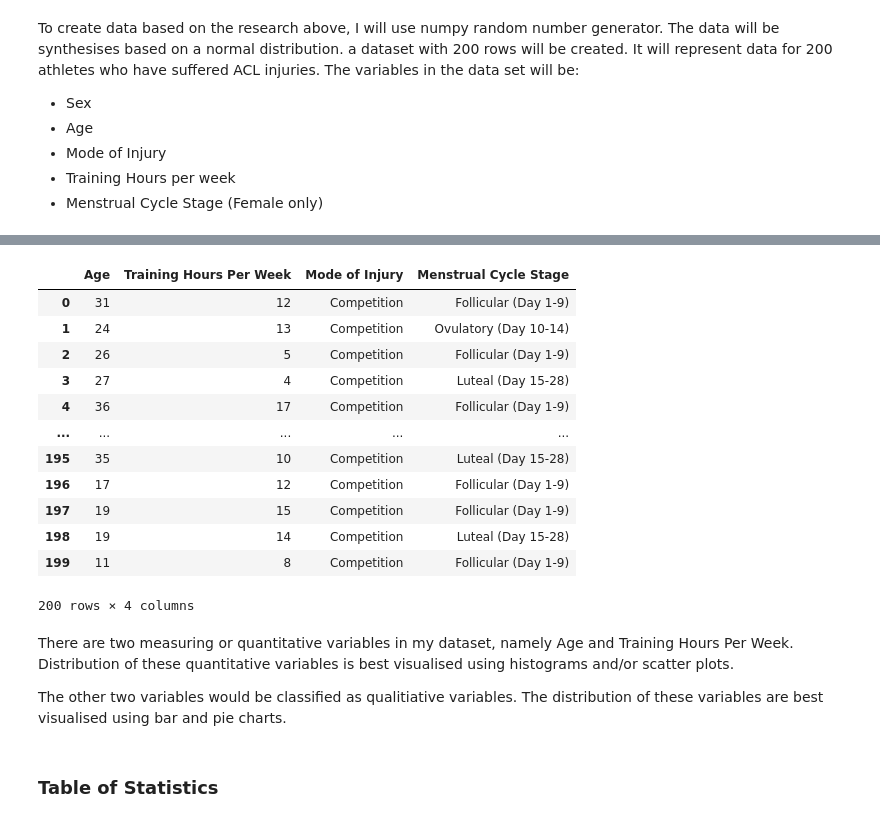
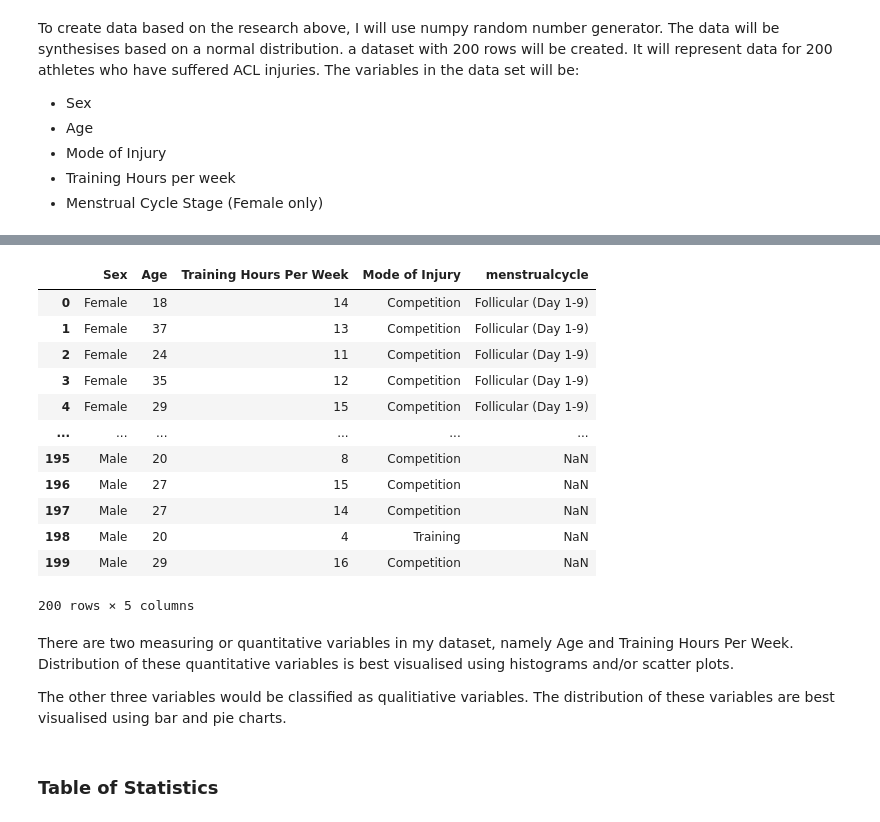
Before and after one commit to rachel-king4/PfDA_Assignment, a Jupyter notebook: PfDA Assignment.ipynb, the cells around one changed output, grey strips where cells are left out. Saved outputs shown, nothing was run; the diff lists cells and outputs as text; code cells hidden in the pictures.

```diff
--- a/PfDA Assignment.ipynb
+++ b/PfDA Assignment.ipynb
@@ -241,29 +222,37 @@ menstrualcycle = rng.choice(menstrualcycle_choice, p =[0.37, 0.26, 0.37], size=2
-# %%
-data = {"Age": age,
-        "Training Hours Per Week": training_hours,
-        "Mode of Injury": modeofinjury,
-        "Menstrual Cycle Stage": menstrualcycle}
-df = pd.DataFrame(data)
-
-df
-# %% [output]
-|  | Age | Training Hours Per Week | Mode of Injury | Menstrual Cycle Stage |
-| 0 | 31 | 12 | Competition | Follicular (Day 1-9) |
-| 1 | 24 | 13 | Competition | Ovulatory (Day 10-14) |
-| 2 | 26 | 5 | Competition | Follicular (Day 1-9) |
-| 3 | 27 | 4 | Competition | Luteal (Day 15-28) |
-| 4 | 36 | 17 | Competition | Follicular (Day 1-9) |
-| ... | ... | ... | ... | ... |
-| 195 | 35 | 10 | Competition | Luteal (Day 15-28) |
-| 196 | 17 | 12 | Competition | Follicular (Day 1-9) |
-| 197 | 19 | 15 | Competition | Follicular (Day 1-9) |
-| 198 | 19 | 14 | Competition | Luteal (Day 15-28) |
-| 199 | 11 | 8 | Competition | Follicular (Day 1-9) |
-200 rows × 4 columns
+# %%
+data = {"Sex" : sex,
+        "Age": age,
+        "Training Hours Per Week": training_hours,
+        "Mode of Injury": modeofinjury,
+        "menstrualcycle" : menstrualcycle}
+df = pd.DataFrame(data)
+df = df.replace('X', np.nan)
+
+df
+
+# I used "X" to display the menstrual cycle values for males (i.e. not applicable). I used "X" so when I applied the sort() it would keep all these values at the end of the array.
+# I applied the sort() to the Sex variable also in order to keep all the Male values at the end of this array.
+# This allowed me to ensure the "X" menstrual cycle values would line up with the "Male" sex values in the dataframe.
+# I then applied the df.replace to replace the X values with Nan in order to be able to perform data analytical techniques on the dataframe.
+# https://stackoverflow.com/questions/53668421/replace-a-string-value-with-nan-in-pandas-data-frame-python
+# %% [output]
+|  | Sex | Age | Training Hours Per Week | Mode of Injury | menstrualcycle |
+| 0 | Female | 18 | 14 | Competition | Follicular (Day 1-9) |
+| 1 | Female | 37 | 13 | Competition | Follicular (Day 1-9) |
+| 2 | Female | 24 | 11 | Competition | Follicular (Day 1-9) |
+| 3 | Female | 35 | 12 | Competition | Follicular (Day 1-9) |
+| 4 | Female | 29 | 15 | Competition | Follicular (Day 1-9) |
+| ... | ... | ... | ... | ... | ... |
+| 195 | Male | 20 | 8 | Competition | NaN |
+| 196 | Male | 27 | 15 | Competition | NaN |
+| 197 | Male | 27 | 14 | Competition | NaN |
+| 198 | Male | 20 | 4 | Training | NaN |
+| 199 | Male | 29 | 16 | Competition | NaN |
+200 rows × 5 columns
 # %% [markdown]
 There are two measuring or quantitative variables in my dataset, namely Age and Training Hours Per Week. Distribution of these quantitative variables is best visualised using histograms and/or scatter plots.
 
-The other two variables would be classified as qualitiative variables. The distribution of these variables are best visualised using bar and pie charts.
+The other three variables would be classified as qualitiative variables. The distribution of these variables are best visualised using bar and pie charts.
 # %% [markdown]
 ### Table of Statistics
 # %%
```
Also changed, not shown: parts of 7 cells of this notebook.
